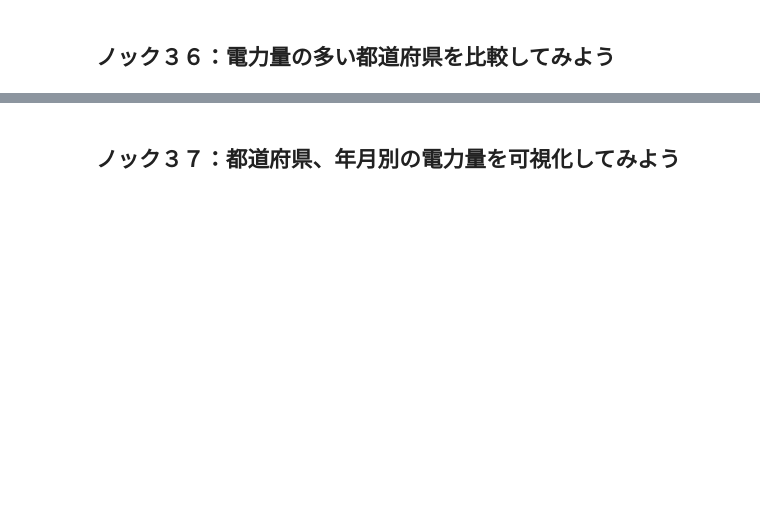
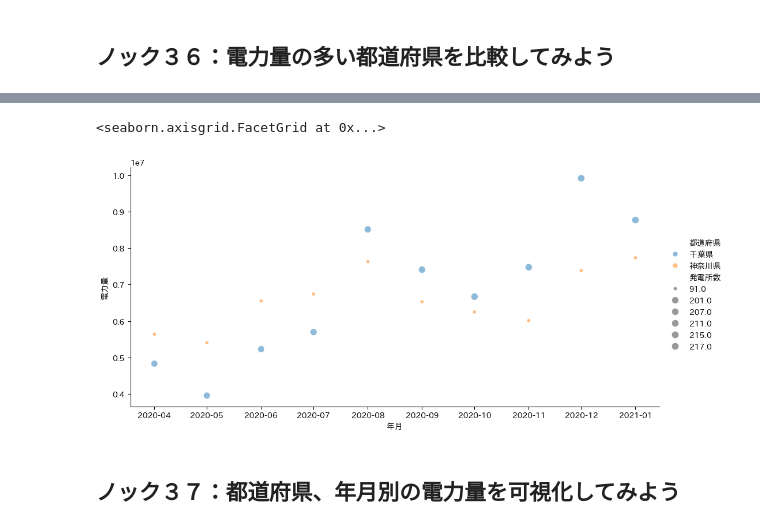
Before and after one commit to naorex/04_Data_PreProcess_Visualize_100Knocks, a Jupyter notebook: book/chapter-2/2章_my_answer.ipynb, the cells around one changed output, grey strips where cells are left out. Saved outputs shown, nothing was run; the diff lists cells and outputs as text; code cells hidden in the pictures; blank space fills up the shorter version.

```diff
--- a/book/chapter-2/2章_my_answer.ipynb
+++ b/book/chapter-2/2章_my_answer.ipynb
@@ -232,8 +613,16 @@ sns.lineplot(x=viz_data['年月'], y=viz_data["値"], hue=viz_data['都道府県
 # %%
-viz_data_num = datas_v_all[['都道府県','年月','値']].loc[(datas_v_all['項目']=='発電所数')&((datas_v_all['都道府県']=='神奈川県')|(datas_v_all['都道府県']=='千葉県'))]
-viz_data_num = viz_data_num.groupby(['年月', '都道府県'],as_index=False).sum()
+viz_data_num = datas_v_all[['都道府県','年月','値']].loc[
+                            (datas_v_all['項目']=='発電所数'
+                             )&((datas_v_all['都道府県']=='神奈川県'
+                                 )|(datas_v_all['都道府県']=='千葉県'))]
+
+viz_data_num = viz_data_num.groupby(['年月', '都道府県'], as_index=False).sum()
 viz_data_num['年月'] = pd.to_datetime(viz_data_num['年月'])
 viz_data.rename(columns={'値':'電力量'}, inplace=True)
 viz_data_num.rename(columns={'値':'発電所数'}, inplace=True)
-viz_data_join = pd.merge(viz_data, viz_data_num, on=['年月', '都道府県'], how='left')
+
+viz_data_join = pd.merge(viz_data,
+                         viz_data_num,
+                         on=['年月', '都道府県'],
+                         how='left')
 viz_data_join.head()
@@ -240,7 +636,14 @@ viz_data_join.head()
 # %%
-sns.relplot(x=viz_data_join['年月'],  y=viz_data_join['電力量'],
-            hue=viz_data_join['都道府県'], size=viz_data_join['発電所数'],
-            alpha=0.5, height=5, aspect=2)
+sns.relplot(x=viz_data_join['年月'],
+            y=viz_data_join['電力量'],
+            hue=viz_data_join['都道府県'],
+            size=viz_data_join['発電所数'],
+            alpha=0.5,
+            height=5,
+            aspect=2)
+# %% [output]
+<seaborn.axisgrid.FacetGrid at 0x...>
+[figure, added]
 # %% [markdown]
 ## ノック３７：都道府県、年月別の電力量を可視化してみよう
 # %%
```
Also changed, not shown: parts of 51 cells of this notebook, 4 other files.
